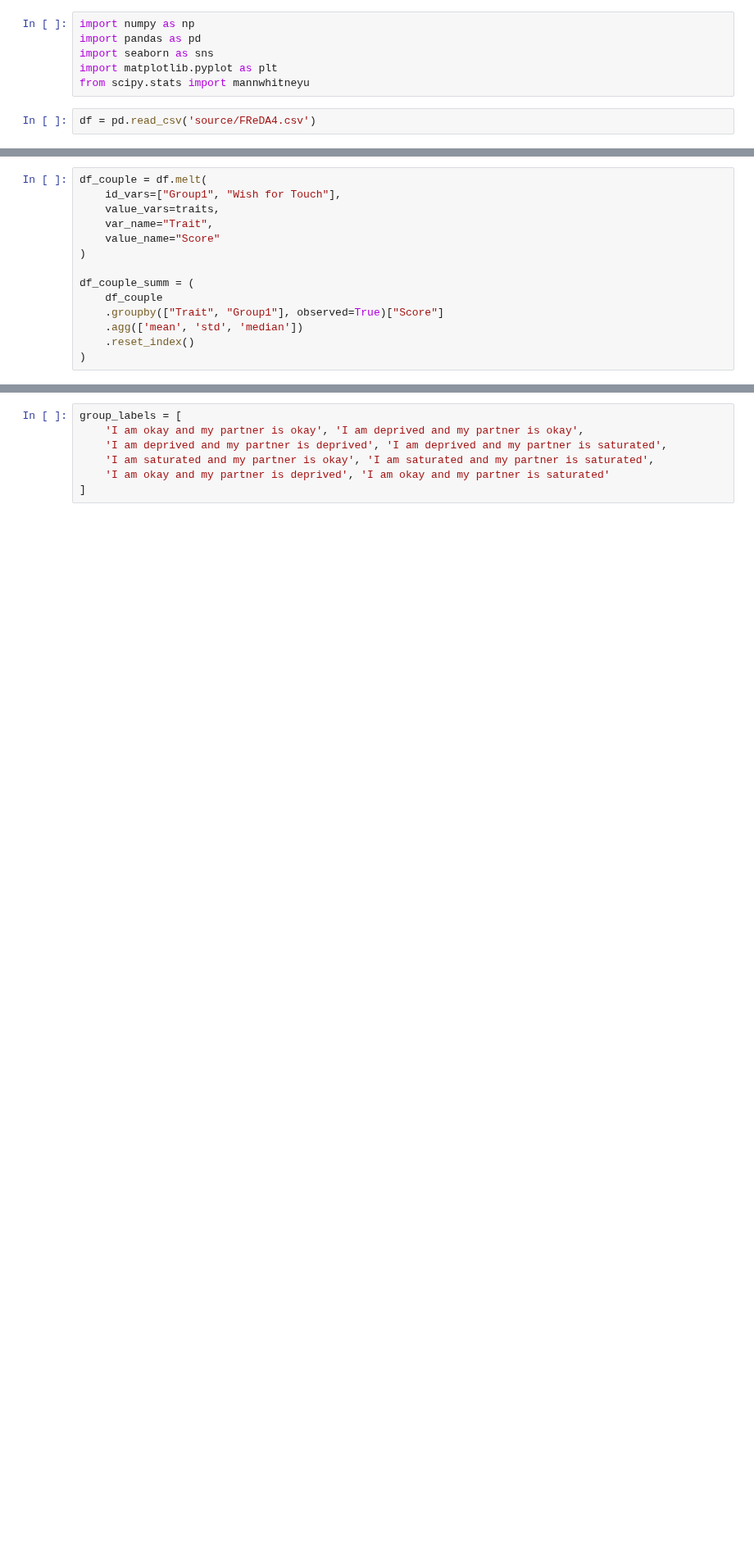
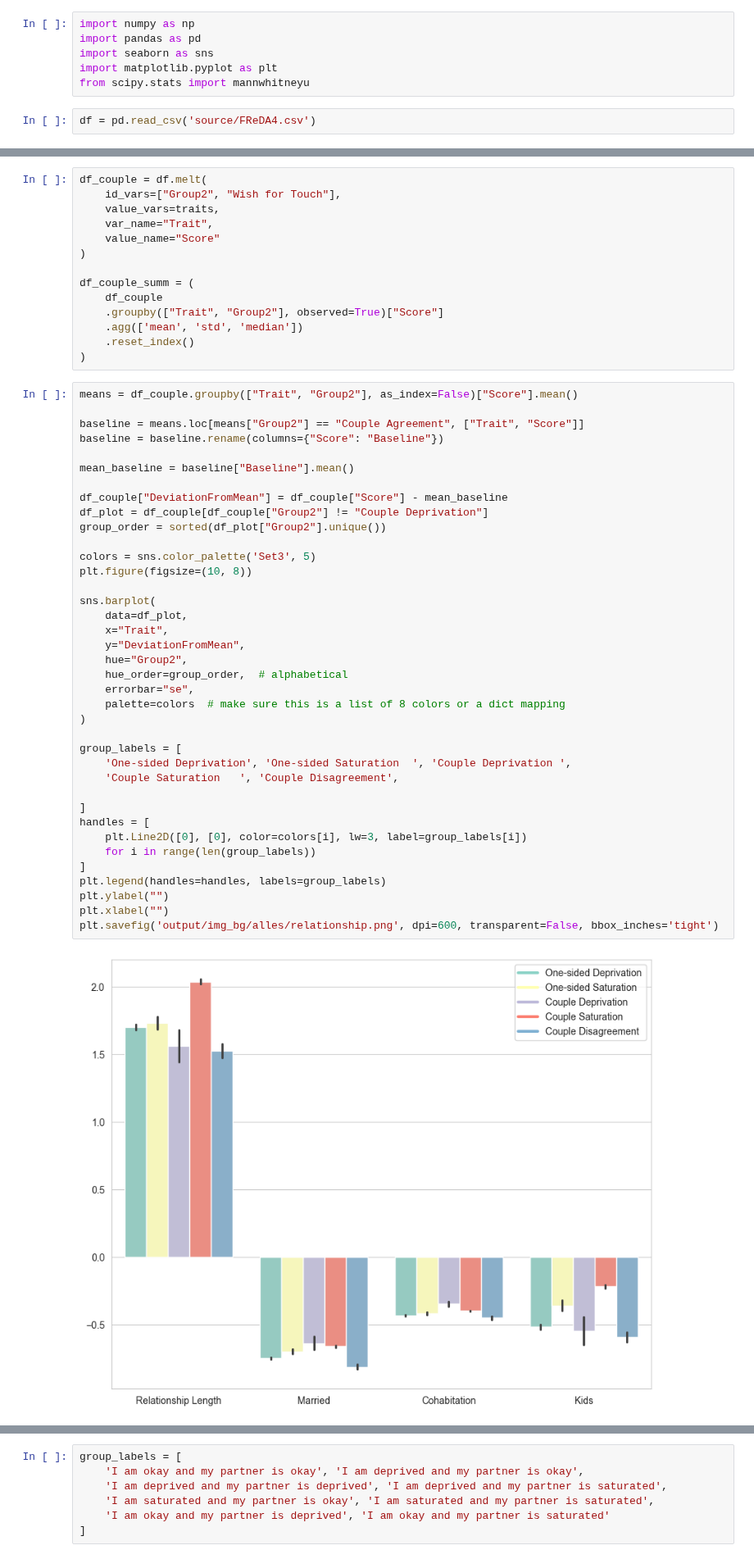
Before and after one commit to EdgardoCS/touchCouples, a Jupyter notebook: plot_test.ipynb, the cells around one changed output, grey strips where cells are left out. Shown at 82% size. Cells and saved outputs as stored; diff of their text form; blank space fills up the shorter version.

```diff
--- a/plot_test.ipynb
+++ b/plot_test.ipynb
@@ -33,7 +17,7 @@ traits = [
 # traits.sort()
 # %%
 df_couple = df.melt(
-    id_vars=["Group1", "Wish for Touch"],
+    id_vars=["Group2", "Wish for Touch"],
     value_vars=traits,
     var_name="Trait",
     value_name="Score"
@@ -41,8 +25,48 @@ df_couple = df.melt(
 
 df_couple_summ = (
     df_couple
-    .groupby(["Trait", "Group1"], observed=True)["Score"]
+    .groupby(["Trait", "Group2"], observed=True)["Score"]
     .agg(['mean', 'std', 'median'])
     .reset_index()
 )
+# %%
+means = df_couple.groupby(["Trait", "Group2"], as_index=False)["Score"].mean()
+
+baseline = means.loc[means["Group2"] == "Couple Agreement", ["Trait", "Score"]]
+baseline = baseline.rename(columns={"Score": "Baseline"})
+
+mean_baseline = baseline["Baseline"].mean()
+
+df_couple["DeviationFromMean"] = df_couple["Score"] - mean_baseline
+df_plot = df_couple[df_couple["Group2"] != "Couple Deprivation"]
+group_order = sorted(df_plot["Group2"].unique())
+
+colors = sns.color_palette('Set3', 5)
+plt.figure(figsize=(10, 8))
+
+sns.barplot(
+    data=df_plot,
+    x="Trait",
+    y="DeviationFromMean",
+    hue="Group2",
+    hue_order=group_order,  # alphabetical
+    errorbar="se",
+    palette=colors  # make sure this is a list of 8 colors or a dict mapping
+)
+
+group_labels = [
+    'One-sided Deprivation', 'One-sided Saturation  ', 'Couple Deprivation ',
+    'Couple Saturation   ', 'Couple Disagreement',
+
+]
+handles = [
+    plt.Line2D([0], [0], color=colors[i], lw=3, label=group_labels[i])
+    for i in range(len(group_labels))
+]
+plt.legend(handles=handles, labels=group_labels)
+plt.ylabel("")
+plt.xlabel("")
+plt.savefig('output/img_bg/alles/relationship.png', dpi=600, transparent=False, bbox_inches='tight')
+# %% [output]
+[figure, added]
 # %%
```
Also changed, not shown: parts of 10 cells of this notebook, 9 other files.
